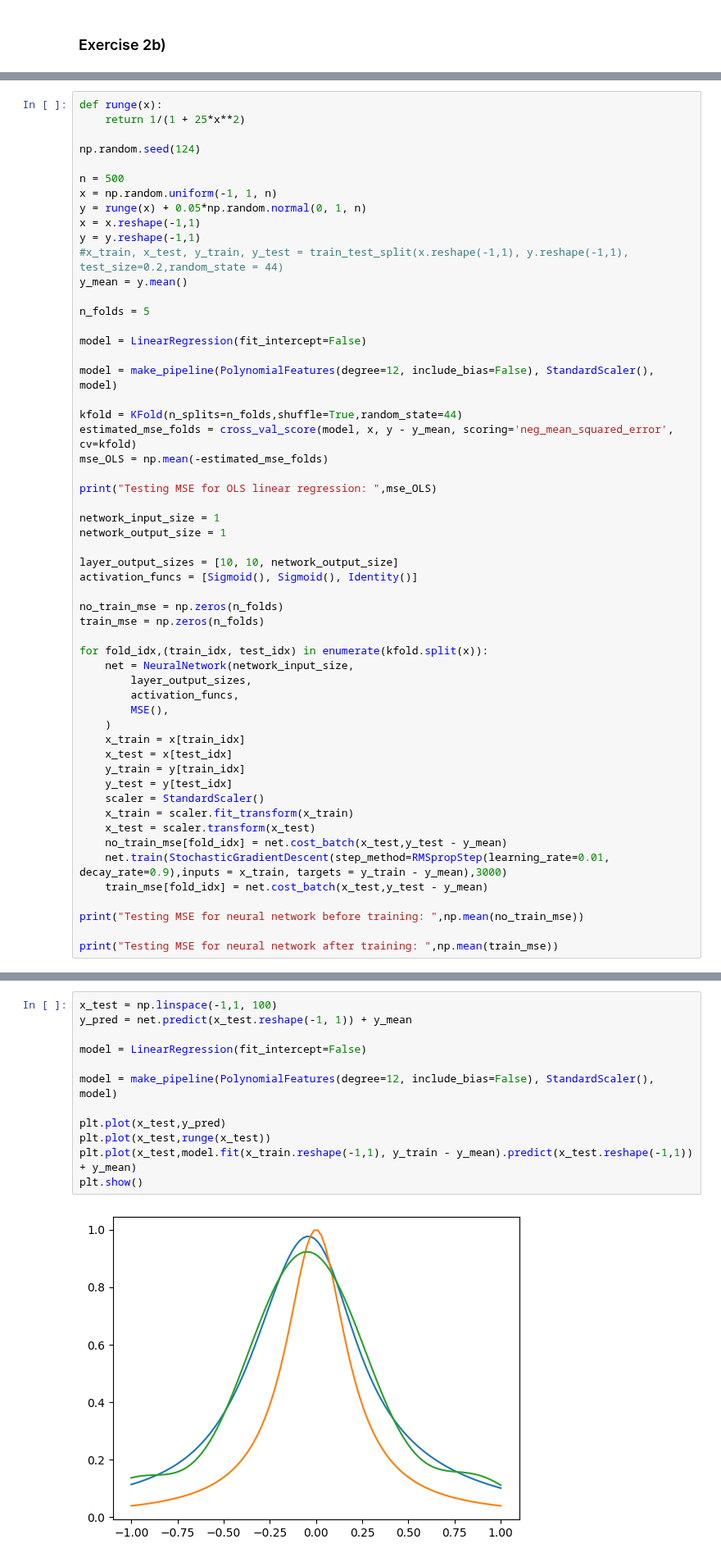
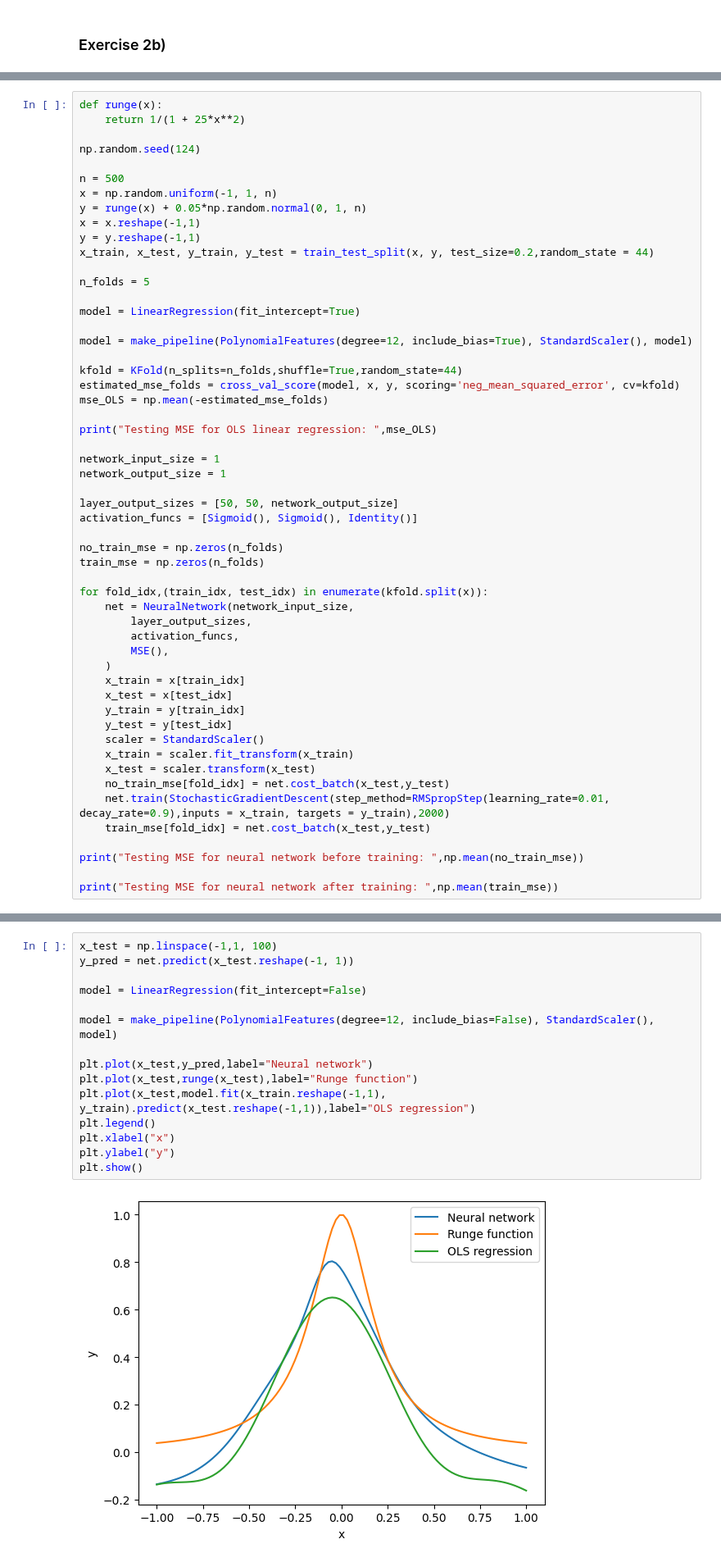
Before and after one commit to HeineEH/FYS-STK3155_Project2, a Jupyter notebook: code/exercise_2b.ipynb, the cells around one changed output, grey strips where cells are left out. Shown at 82% size. Saved outputs shown, nothing was run; the diff lists cells and outputs as text.

```diff
--- a/code/exercise_2b.ipynb
+++ b/code/exercise_2b.ipynb
@@ -25,17 +26,16 @@ x = np.random.uniform(-1, 1, n)
 y = runge(x) + 0.05*np.random.normal(0, 1, n)
 x = x.reshape(-1,1)
 y = y.reshape(-1,1)
-#x_train, x_test, y_train, y_test = train_test_split(x.reshape(-1,1), y.reshape(-1,1), test_size=0.2,random_state = 44)
-y_mean = y.mean()
+x_train, x_test, y_train, y_test = train_test_split(x, y, test_size=0.2,random_state = 44)
 
 n_folds = 5
 
-model = LinearRegression(fit_intercept=False)
+model = LinearRegression(fit_intercept=True)
 
-model = make_pipeline(PolynomialFeatures(degree=12, include_bias=False), StandardScaler(), model)
+model = make_pipeline(PolynomialFeatures(degree=12, include_bias=True), StandardScaler(), model)
 
 kfold = KFold(n_splits=n_folds,shuffle=True,random_state=44)
-estimated_mse_folds = cross_val_score(model, x, y - y_mean, scoring='neg_mean_squared_error', cv=kfold)
+estimated_mse_folds = cross_val_score(model, x, y, scoring='neg_mean_squared_error', cv=kfold)
 mse_OLS = np.mean(-estimated_mse_folds)
 
 print("Testing MSE for OLS linear regression: ",mse_OLS)
@@ -43,7 +43,7 @@ print("Testing MSE for OLS linear regression: ",mse_OLS)
 network_input_size = 1
 network_output_size = 1
 
-layer_output_sizes = [10, 10, network_output_size]
+layer_output_sizes = [50, 50, network_output_size]
 activation_funcs = [Sigmoid(), Sigmoid(), Identity()]
 
 no_train_mse = np.zeros(n_folds)
@@ -62,9 +62,9 @@ for fold_idx,(train_idx, test_idx) in enumerate(kfold.split(x)):
     scaler = StandardScaler()
     x_train = scaler.fit_transform(x_train)
     x_test = scaler.transform(x_test)
-    no_train_mse[fold_idx] = net.cost_batch(x_test,y_test - y_mean)
-    net.train(StochasticGradientDescent(step_method=RMSpropStep(learning_rate=0.01, decay_rate=0.9),inputs = x_train, targets = y_train - y_mean),3000)
-    train_mse[fold_idx] = net.cost_batch(x_test,y_test - y_mean)
+    no_train_mse[fold_idx] = net.cost_batch(x_test,y_test)
+    net.train(StochasticGradientDescent(step_method=RMSpropStep(learning_rate=0.01, decay_rate=0.9),inputs = x_train, targets = y_train),2000)
+    train_mse[fold_idx] = net.cost_batch(x_test,y_test)
 
 print("Testing MSE for neural network before training: ",np.mean(no_train_mse))
 
@@ -76,14 +76,17 @@ Testing MSE for neural network after training:  0.0027259402575312086
 # %%
 x_test = np.linspace(-1,1, 100)
-y_pred = net.predict(x_test.reshape(-1, 1)) + y_mean
+y_pred = net.predict(x_test.reshape(-1, 1))
 
 model = LinearRegression(fit_intercept=False)
 
 model = make_pipeline(PolynomialFeatures(degree=12, include_bias=False), StandardScaler(), model)
 
-plt.plot(x_test,y_pred)
-plt.plot(x_test,runge(x_test))
-plt.plot(x_test,model.fit(x_train.reshape(-1,1), y_train - y_mean).predict(x_test.reshape(-1,1)) + y_mean)
+plt.plot(x_test,y_pred,label="Neural network")
+plt.plot(x_test,runge(x_test),label="Runge function")
+plt.plot(x_test,model.fit(x_train.reshape(-1,1), y_train).predict(x_test.reshape(-1,1)),label="OLS regression")
+plt.legend()
+plt.xlabel("x")
+plt.ylabel("y")
 plt.show()
 # %% [output]
-[figure, old version]
+[figure, new version]
```
Also changed, not shown: parts of 4 cells of this notebook, 3 other files.
